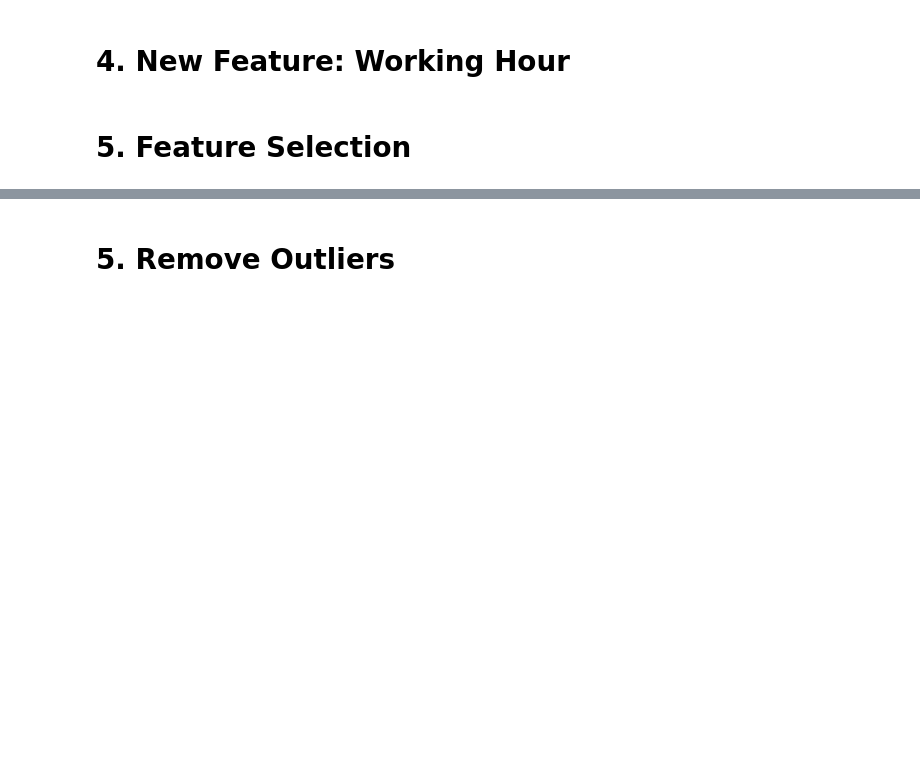
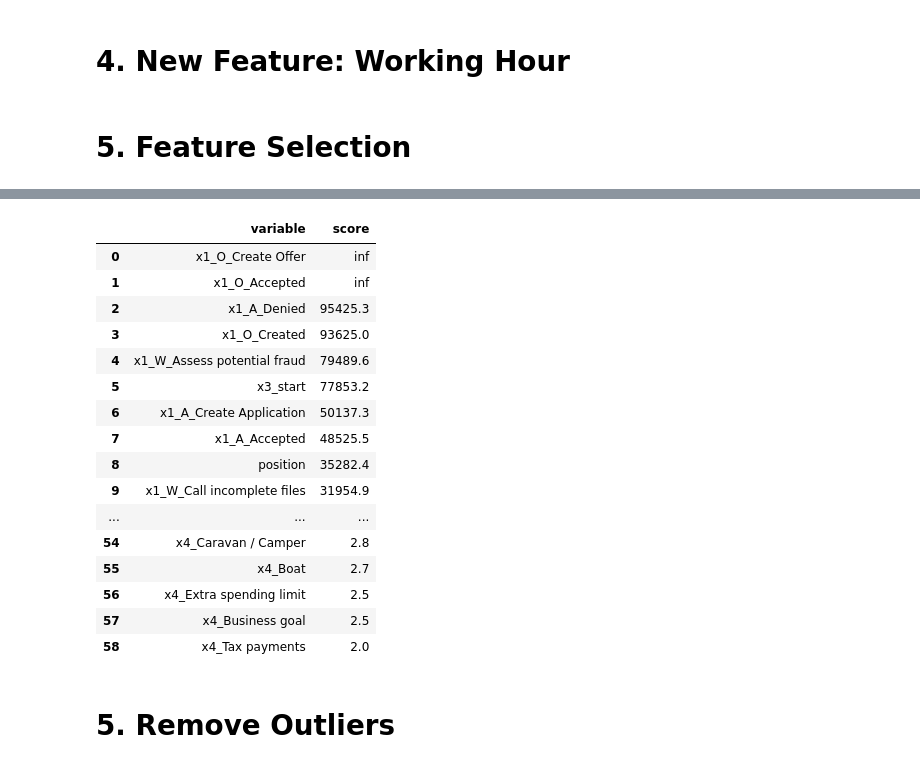
Before and after one commit to dbusn/process-mining-group-5, a Jupyter notebook: notebooks/preprocessing.ipynb, the cells around one changed output, grey strips where cells are left out. Cells and saved outputs as stored; diff of their text form; code cells hidden in the pictures; blank space fills up the shorter version.

```diff
--- a/notebooks/preprocessing.ipynb
+++ b/notebooks/preprocessing.ipynb
@@ -177,3 +164,30 @@ Index(['case:RequestedAmount', 'position', 'day'], dtype='object')
+# %%
+# Find the score for each variable for event prediction
+skb_event = SelectKBest(score_func = f_classif)
+skb_event.fit_transform(X_train_processed, y_train_2)
+score_dct_event = dict(zip(X_train_processed.columns.tolist(), skb_event.scores_.round(decimals = 1).tolist()))
+df_event_score = pd.DataFrame(list(score_dct_event.items()))
+df_event_score.rename(columns = {0: 'variable', 1: 'score'}, inplace = True)
+df_event_score = df_event_score.sort_values(by = ['score'], ascending = False).reset_index(drop = True)
+df_event_score
+# %% [output]
+|  | variable | score |
+| 0 | x1_O_Create Offer | inf |
+| 1 | x1_O_Accepted | inf |
+| 2 | x1_A_Denied | 95425.3 |
+| 3 | x1_O_Created | 93625.0 |
+| 4 | x1_W_Assess potential fraud | 79489.6 |
+| 5 | x3_start | 77853.2 |
+| 6 | x1_A_Create Application | 50137.3 |
+| 7 | x1_A_Accepted | 48525.5 |
+| 8 | position | 35282.4 |
+| 9 | x1_W_Call incomplete files | 31954.9 |
+| ... | ... | ... |
+| 54 | x4_Caravan / Camper | 2.8 |
+| 55 | x4_Boat | 2.7 |
+| 56 | x4_Extra spending limit | 2.5 |
+| 57 | x4_Business goal | 2.5 |
+| 58 | x4_Tax payments | 2.0 |
 # %% [markdown]
 # 5. Remove Outliers
 # %%
```
Also changed, not shown: parts of 6 cells of this notebook.
